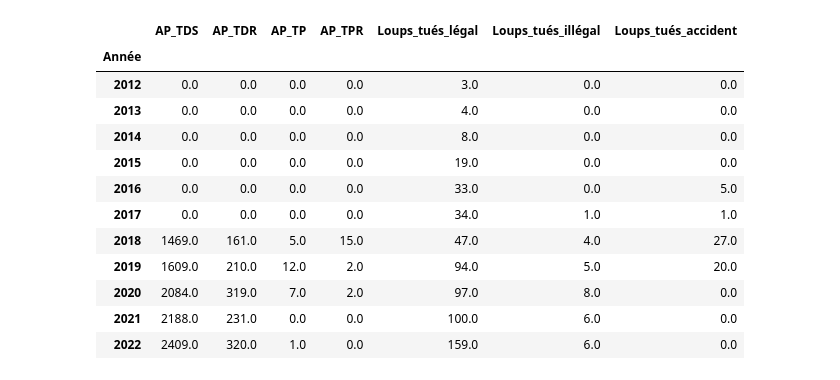
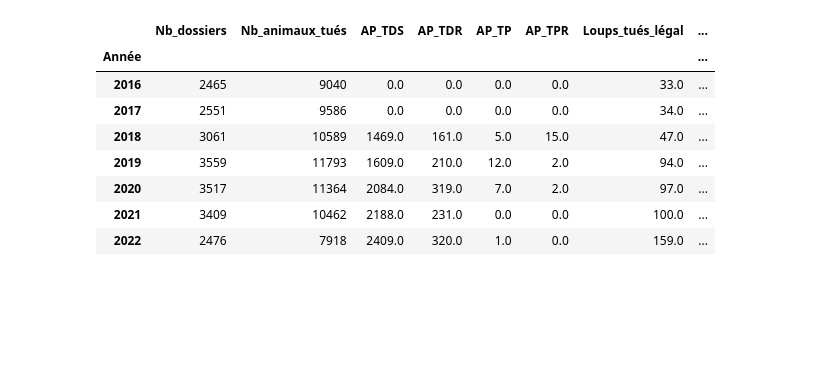
Before and after one commit to dthonon/pna_loup_suivi, a Jupyter notebook: notebook/Analyse_mortalité_loup.ipynb, the cells around one changed output. Drawn from its saved outputs; the diff is of its cells as text; code cells hidden in the pictures; blank space fills up the shorter version.

```diff
--- a/notebook/Analyse_mortalité_loup.ipynb
+++ b/notebook/Analyse_mortalité_loup.ipynb
@@ -48,20 +32,19 @@ dommages_y.sum(numeric_only=True)
 # %%
-interventions_y = interventions.groupby(["Année"])
-interventions_y.sum(numeric_only=True)
+# interventions_y = interventions.groupby(["Année"])
+# interventions_y.sum(numeric_only=True)
-# %% [output]
-|  | AP_TDS | AP_TDR | AP_TP | AP_TPR | Loups_tués_légal | Loups_tués_illégal | Loups_tués_accident |
-| Année |  |  |  |  |  |  |  |
-| 2012 | 0.0 | 0.0 | 0.0 | 0.0 | 3.0 | 0.0 | 0.0 |
-| 2013 | 0.0 | 0.0 | 0.0 | 0.0 | 4.0 | 0.0 | 0.0 |
-| 2014 | 0.0 | 0.0 | 0.0 | 0.0 | 8.0 | 0.0 | 0.0 |
-| 2015 | 0.0 | 0.0 | 0.0 | 0.0 | 19.0 | 0.0 | 0.0 |
-| 2016 | 0.0 | 0.0 | 0.0 | 0.0 | 33.0 | 0.0 | 5.0 |
-| 2017 | 0.0 | 0.0 | 0.0 | 0.0 | 34.0 | 1.0 | 1.0 |
-| 2018 | 1469.0 | 161.0 | 5.0 | 15.0 | 47.0 | 4.0 | 27.0 |
-| 2019 | 1609.0 | 210.0 | 12.0 | 2.0 | 94.0 | 5.0 | 20.0 |
-| 2020 | 2084.0 | 319.0 | 7.0 | 2.0 | 97.0 | 8.0 | 0.0 |
-| 2021 | 2188.0 | 231.0 | 0.0 | 0.0 | 100.0 | 6.0 | 0.0 |
-| 2022 | 2409.0 | 320.0 | 1.0 | 0.0 | 159.0 | 6.0 | 0.0 |
+# %%
+donnees_pna_y = donnees_pna.groupby(["Année"])
+donnees_pna_y.sum(numeric_only=True)
+# %% [output]
+|  | Nb_dossiers | Nb_animaux_tués | AP_TDS | AP_TDR | AP_TP | AP_TPR | Loups_tués_légal | ... |
+| Année |  |  |  |  |  |  |  | ... |
+| 2016 | 2465 | 9040 | 0.0 | 0.0 | 0.0 | 0.0 | 33.0 | ... |
+| 2017 | 2551 | 9586 | 0.0 | 0.0 | 0.0 | 0.0 | 34.0 | ... |
+| 2018 | 3061 | 10589 | 1469.0 | 161.0 | 5.0 | 15.0 | 47.0 | ... |
+| 2019 | 3559 | 11793 | 1609.0 | 210.0 | 12.0 | 2.0 | 94.0 | ... |
+| 2020 | 3517 | 11364 | 2084.0 | 319.0 | 7.0 | 2.0 | 97.0 | ... |
+| 2021 | 3409 | 10462 | 2188.0 | 231.0 | 0.0 | 0.0 | 100.0 | ... |
+| 2022 | 2476 | 7918 | 2409.0 | 320.0 | 1.0 | 0.0 | 159.0 | ... |
 # %%
 # Apply the default theme
 sns.set_theme()
```
Also changed, not shown: parts of 6 cells of this notebook.
